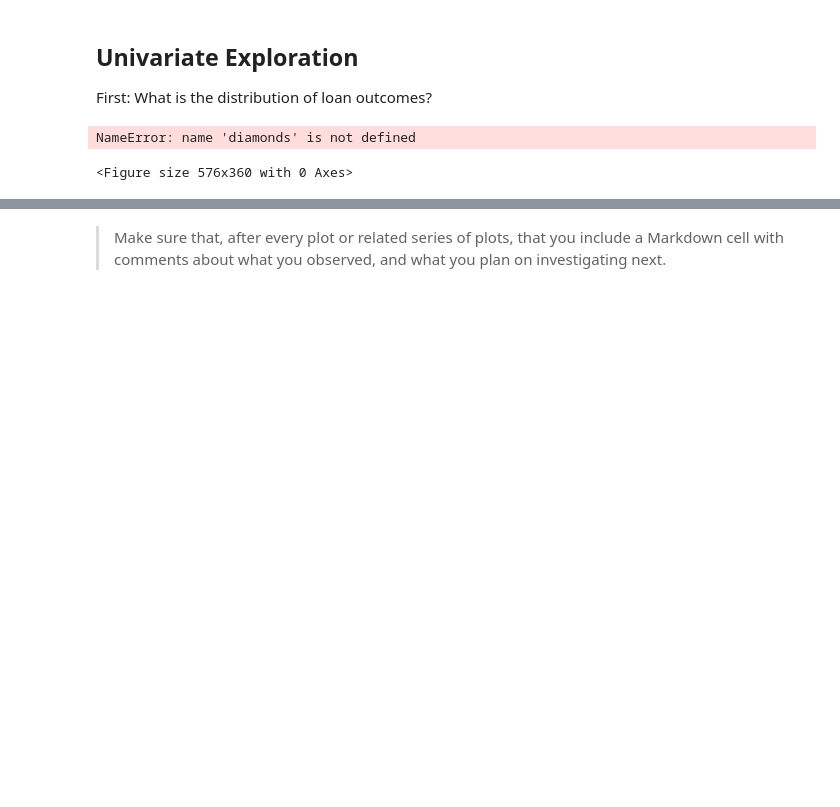
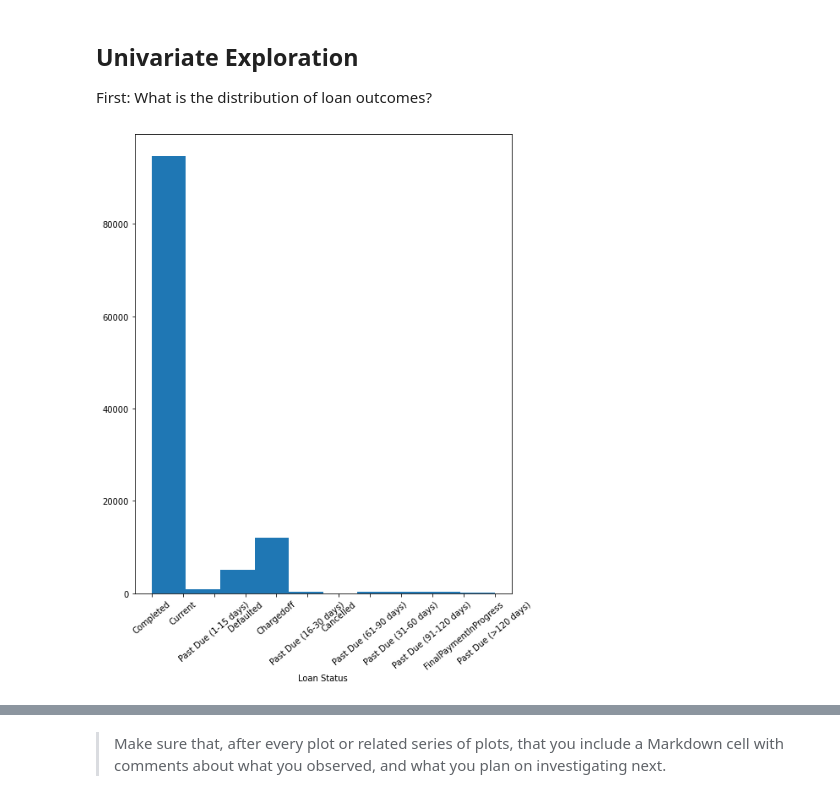
Before and after one commit to werdnamac/prosperloans, a Jupyter notebook: loan_exploration1a.ipynb, the cells around one changed output, grey strips where cells are left out. Cells and saved outputs as stored; diff of their text form; code cells hidden in the pictures; blank space fills up the shorter version.

Commit message:
Working on univariate explorations
Trying to figure out how to graph only years 2008 and earlier

```diff
--- a/loan_exploration1a.ipynb
+++ b/loan_exploration1a.ipynb
@@ -214,0 +220,3 @@ AttributeError: 'DataFrame' object has no attribute 'str'
+# %%
+# change the ListingCreationDate column to datetime
+loan['ListingCreationDate'] = pd.to_datetime(loan['ListingCreationDate'])
@@ -217,12 +245,10 @@ AttributeError: 'DataFrame' object has no attribute 'str'
 
 First: What is the distribution of loan outcomes?
 # %%
-# start with a standard-scaled plot
-
-plt.figure(figsize=[8, 5])
-plt.hist(data = loan, x = 'price', bins = bins)
-plt.xlabel('Price ($)')
+plt.figure(figsize=[8, 10])
+plt.hist(data = loan, x = 'LoanStatus')
+plt.xlabel('Loan Status')
+plt.xticks(rotation=40)
 plt.show()
 # %% [output]
-NameError: name 'diamonds' is not defined
-<Figure size 576x360 with 0 Axes>
+[figure, added]
```
Also changed, not shown: parts of 11 cells of this notebook.
